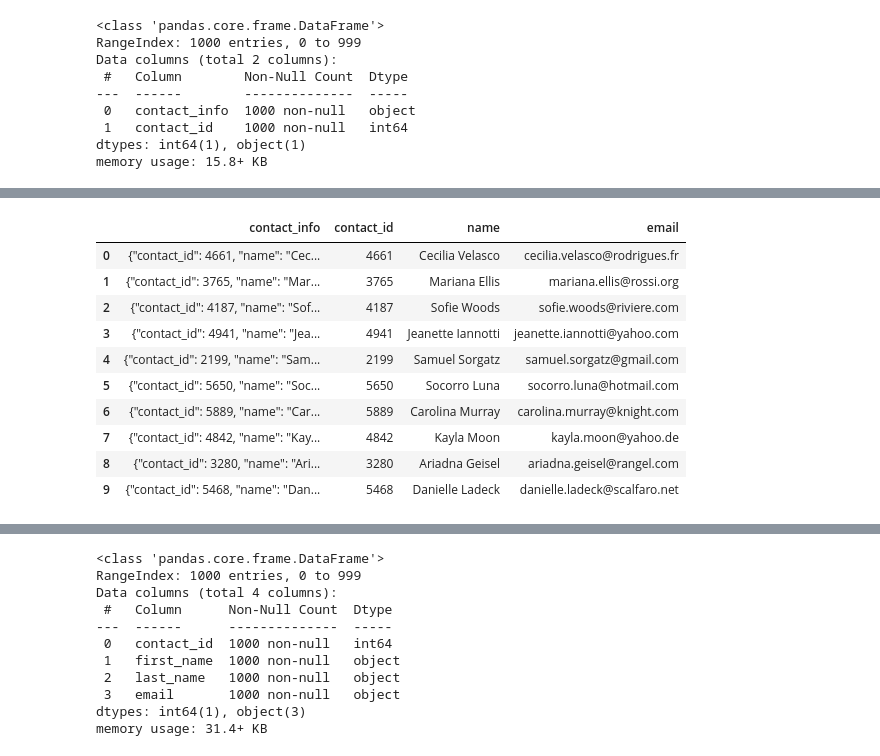
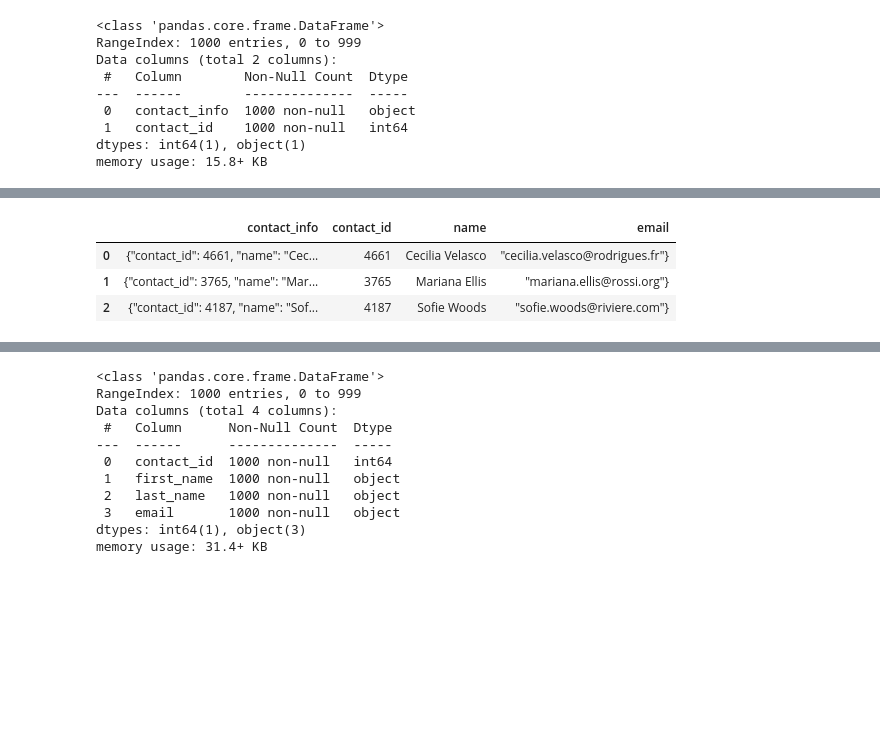
Before and after one commit to mdyousufreja/Crowdfunding_ETL, a Jupyter notebook: ETL_Mini_Project_Starter_Code.ipynb, the cells around one changed output, grey strips where cells are left out. Drawn from its saved outputs; the diff is of its cells as text; code cells hidden in the pictures; blank space fills up the shorter version.

```diff
--- a/ETL_Mini_Project_Starter_Code.ipynb
+++ b/ETL_Mini_Project_Starter_Code.ipynb
@@ -435,6 +435,9 @@ contact_info_df_copy.head()
 | 4 | {"contact_id": 2199, "name": "Sam... |
 # %%
 # Extract the four-digit contact ID number.
+p = '(\d{4})'
+contact_info_df_copy['contact_id'] = contact_info_df_copy['contact_info'].str.extract(p)
+contact_info_df_copy.head(3)
 # %% [output]
 |  | contact_info | contact_id |
 | 0 | {"contact_id": 4661, "name": "Cec... | 4661 |
@@ -456,6 +458,8 @@ dtypes: object(2)
 memory usage: 15.8+ KB
 # %%
 # Convert the "contact_id" column to an int64 data type.
+contact_info_df_copy['contact_id']= pd.to_numeric(contact_info_df_copy['contact_id'])
+contact_info_df_copy.info()
 # %% [output]
 <class 'pandas.core.frame.DataFrame'>
 RangeIndex: 1000 entries, 0 to 999
@@ -468,6 +472,11 @@ dtypes: int64(1), object(1)
 memory usage: 15.8+ KB
 # %%
 # Extract the name of the contact and add it to a new column.
+# extract names (two words with letters separated by a space)
+p = '([A-Za-z]+ [A-Za-z]+)'
+
+contact_info_df_copy['name']=contact_info_df_copy['contact_info'].str.extract(p)
+contact_info_df_copy.head(3)
 # %% [output]
 |  | contact_info | contact_id | name |
 | 0 | {"contact_id": 4661, "name": "Cec... | 4661 | Cecilia Velasco |
@@ -483,16 +485,12 @@ memory usage: 15.8+ KB
 # %%
 # Extract the email from the contacts and add the values to a new column.
+p = '(\S+@\S+)'
+contact_info_df_copy['email']=contact_info_df_copy['contact_info'].str.extract(p)
+contact_info_df_copy.head(3)
 # %% [output]
 |  | contact_info | contact_id | name | email |
-| 0 | {"contact_id": 4661, "name": "Cec... | 4661 | Cecilia Velasco | cecilia.velasco@rodrigues.fr |
-| 1 | {"contact_id": 3765, "name": "Mar... | 3765 | Mariana Ellis | mariana.ellis@rossi.org |
-| 2 | {"contact_id": 4187, "name": "Sof... | 4187 | Sofie Woods | sofie.woods@riviere.com |
-| 3 | {"contact_id": 4941, "name": "Jea... | 4941 | Jeanette Iannotti | jeanette.iannotti@yahoo.com |
-| 4 | {"contact_id": 2199, "name": "Sam... | 2199 | Samuel Sorgatz | samuel.sorgatz@gmail.com |
-| 5 | {"contact_id": 5650, "name": "Soc... | 5650 | Socorro Luna | socorro.luna@hotmail.com |
-| 6 | {"contact_id": 5889, "name": "Car... | 5889 | Carolina Murray | carolina.murray@knight.com |
-| 7 | {"contact_id": 4842, "name": "Kay... | 4842 | Kayla Moon | kayla.moon@yahoo.de |
-| 8 | {"contact_id": 3280, "name": "Ari... | 3280 | Ariadna Geisel | ariadna.geisel@rangel.com |
-| 9 | {"contact_id": 5468, "name": "Dan... | 5468 | Danielle Ladeck | danielle.ladeck@scalfaro.net |
+| 0 | {"contact_id": 4661, "name": "Cec... | 4661 | Cecilia Velasco | "cecilia.velasco@rodrigues.fr"} |
+| 1 | {"contact_id": 3765, "name": "Mar... | 3765 | Mariana Ellis | "mariana.ellis@rossi.org"} |
+| 2 | {"contact_id": 4187, "name": "Sof... | 4187 | Sofie Woods | "sofie.woods@riviere.com"} |
 # %%
 # Create a copy of the contact_info_df with the 'contact_id', 'name', 'email' columns.
```
Also changed, not shown: parts of 9 cells of this notebook.
